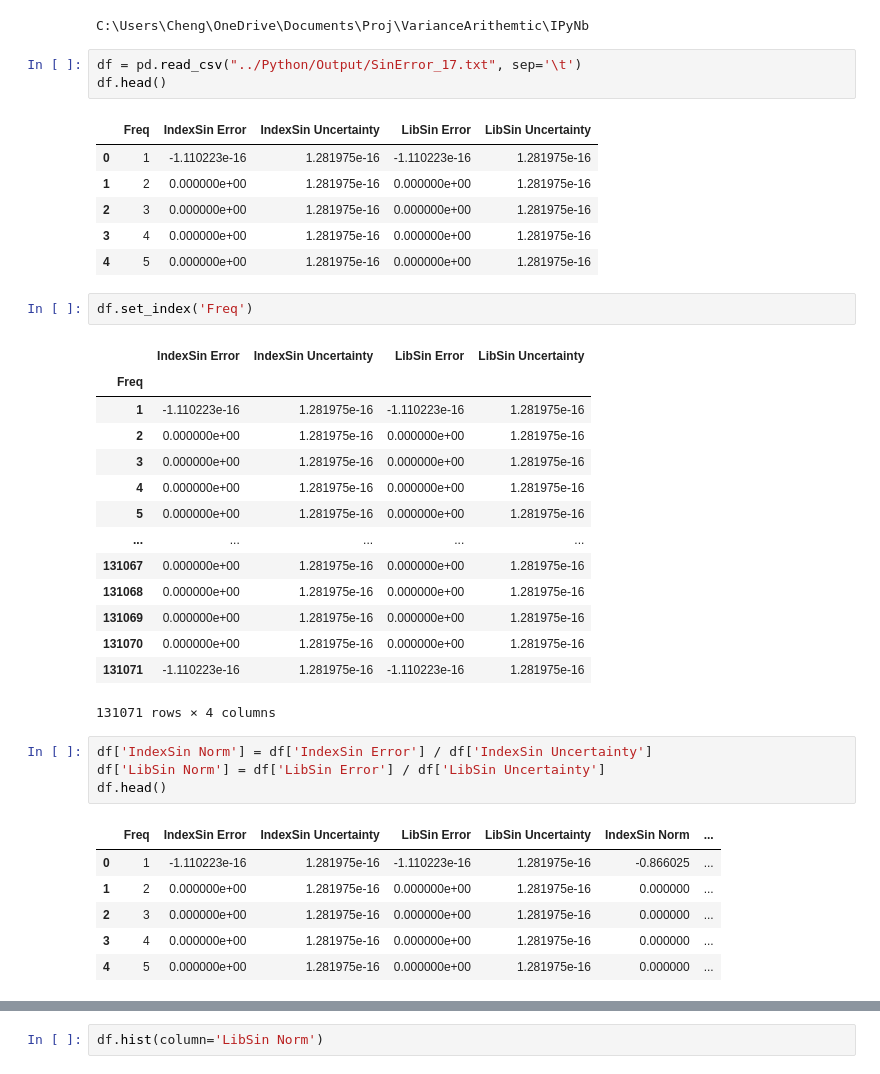
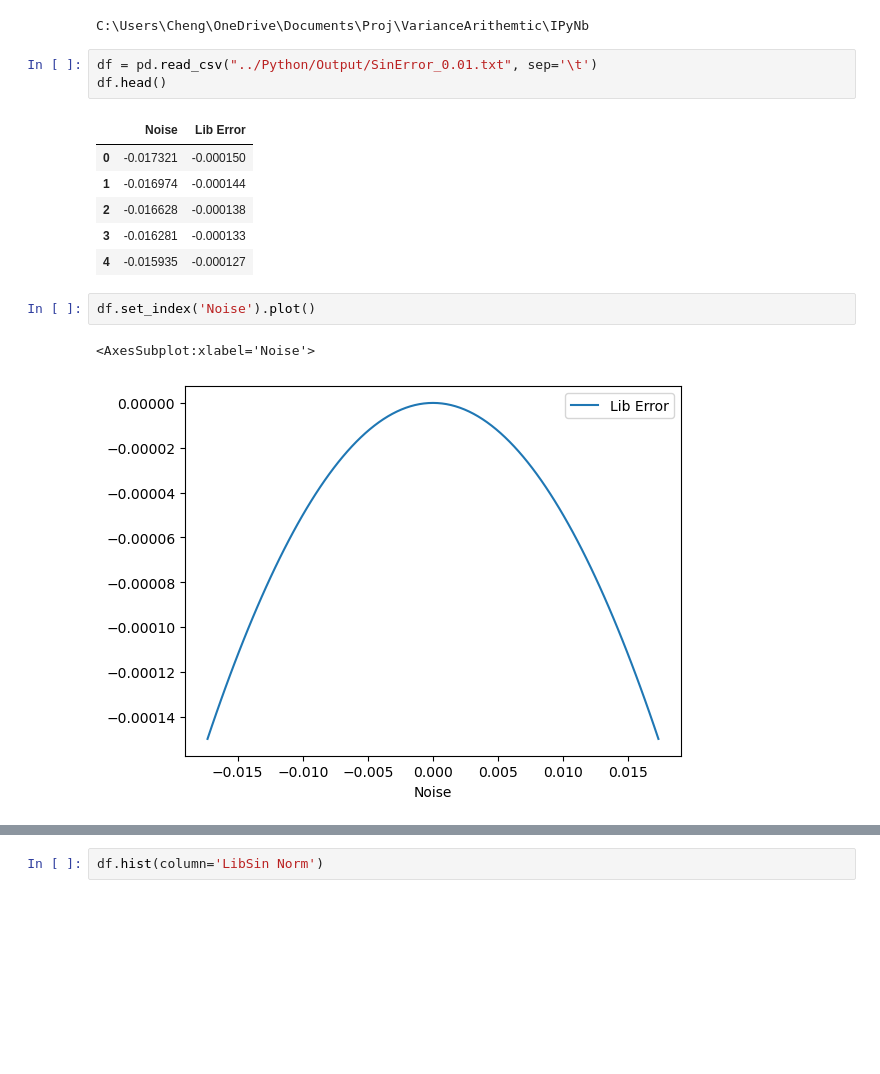
Before and after one commit to Chengpu0707/VarianceArithmetic, a Jupyter notebook: IPyNb/SinError.ipynb, the cells around one changed output, grey strips where cells are left out. Cells and saved outputs as stored; diff of their text form; blank space fills up the shorter version.

```diff
--- a/IPyNb/SinError.ipynb
+++ b/IPyNb/SinError.ipynb
@@ -9,40 +9,17 @@ print(os.getcwd())
 # %% [output]
 C:\Users\Cheng\OneDrive\Documents\Proj\VarianceArithemtic\IPyNb
 # %%
-df = pd.read_csv("../Python/Output/SinError_17.txt", sep='\t')
+df = pd.read_csv("../Python/Output/SinError_0.01.txt", sep='\t')
 df.head()
 # %% [output]
-|  | Freq | IndexSin Error | IndexSin Uncertainty | LibSin Error | LibSin Uncertainty |
-| 0 | 1 | -1.110223e-16 | 1.281975e-16 | -1.110223e-16 | 1.281975e-16 |
-| 1 | 2 | 0.000000e+00 | 1.281975e-16 | 0.000000e+00 | 1.281975e-16 |
-| 2 | 3 | 0.000000e+00 | 1.281975e-16 | 0.000000e+00 | 1.281975e-16 |
-| 3 | 4 | 0.000000e+00 | 1.281975e-16 | 0.000000e+00 | 1.281975e-16 |
-| 4 | 5 | 0.000000e+00 | 1.281975e-16 | 0.000000e+00 | 1.281975e-16 |
+|  | Noise | Lib Error |
+| 0 | -0.017321 | -0.000150 |
+| 1 | -0.016974 | -0.000144 |
+| 2 | -0.016628 | -0.000138 |
+| 3 | -0.016281 | -0.000133 |
+| 4 | -0.015935 | -0.000127 |
 # %%
-df.set_index('Freq')
+df.set_index('Noise').plot()
 # %% [output]
-|  | IndexSin Error | IndexSin Uncertainty | LibSin Error | LibSin Uncertainty |
-| Freq |  |  |  |  |
-| 1 | -1.110223e-16 | 1.281975e-16 | -1.110223e-16 | 1.281975e-16 |
-| 2 | 0.000000e+00 | 1.281975e-16 | 0.000000e+00 | 1.281975e-16 |
-| 3 | 0.000000e+00 | 1.281975e-16 | 0.000000e+00 | 1.281975e-16 |
-| 4 | 0.000000e+00 | 1.281975e-16 | 0.000000e+00 | 1.281975e-16 |
-| 5 | 0.000000e+00 | 1.281975e-16 | 0.000000e+00 | 1.281975e-16 |
-| ... | ... | ... | ... | ... |
-| 131067 | 0.000000e+00 | 1.281975e-16 | 0.000000e+00 | 1.281975e-16 |
-| 131068 | 0.000000e+00 | 1.281975e-16 | 0.000000e+00 | 1.281975e-16 |
-| 131069 | 0.000000e+00 | 1.281975e-16 | 0.000000e+00 | 1.281975e-16 |
-| 131070 | 0.000000e+00 | 1.281975e-16 | 0.000000e+00 | 1.281975e-16 |
-| 131071 | -1.110223e-16 | 1.281975e-16 | -1.110223e-16 | 1.281975e-16 |
-131071 rows × 4 columns
+<AxesSubplot:xlabel='Noise'>
+[figure, added]
-# %%
-df['IndexSin Norm'] = df['IndexSin Error'] / df['IndexSin Uncertainty']
-df['LibSin Norm'] = df['LibSin Error'] / df['LibSin Uncertainty']
-df.head()
-# %% [output]
-|  | Freq | IndexSin Error | IndexSin Uncertainty | LibSin Error | LibSin Uncertainty | IndexSin Norm | ... |
-| 0 | 1 | -1.110223e-16 | 1.281975e-16 | -1.110223e-16 | 1.281975e-16 | -0.866025 | ... |
-| 1 | 2 | 0.000000e+00 | 1.281975e-16 | 0.000000e+00 | 1.281975e-16 | 0.000000 | ... |
-| 2 | 3 | 0.000000e+00 | 1.281975e-16 | 0.000000e+00 | 1.281975e-16 | 0.000000 | ... |
-| 3 | 4 | 0.000000e+00 | 1.281975e-16 | 0.000000e+00 | 1.281975e-16 | 0.000000 | ... |
-| 4 | 5 | 0.000000e+00 | 1.281975e-16 | 0.000000e+00 | 1.281975e-16 | 0.000000 | ... |
```
Also changed, not shown: parts of 11 cells of this notebook, 13 other files.
